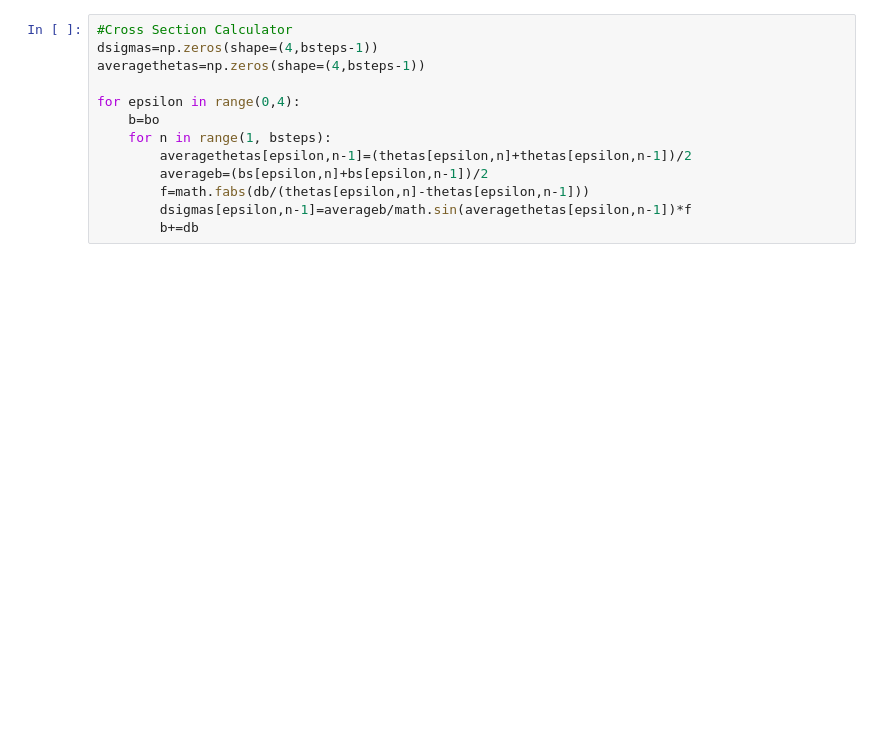
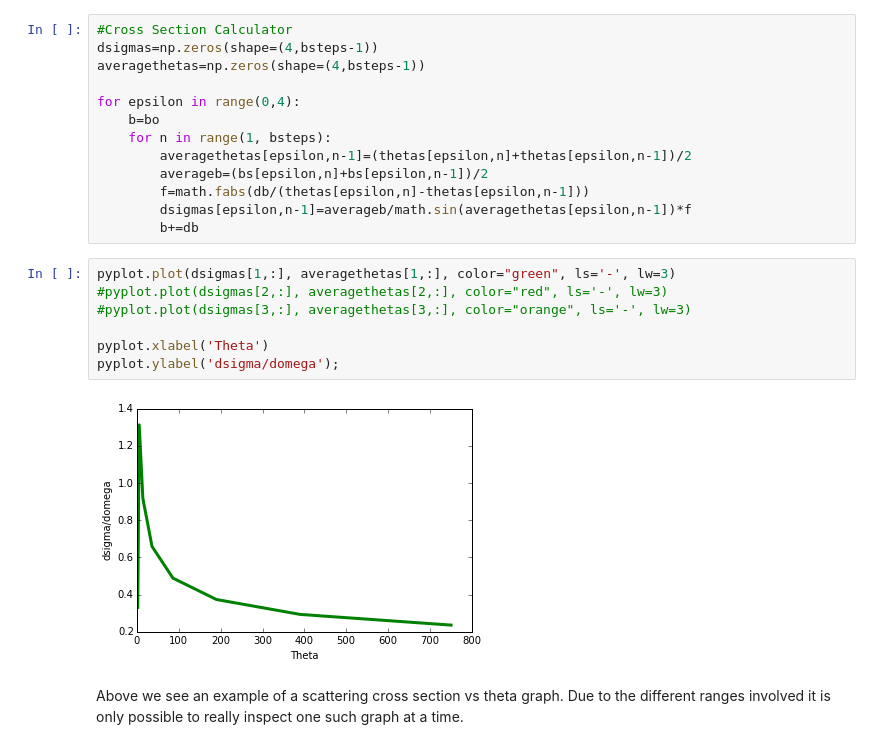
Before and after one commit to liamtimms/NotesAndExercises, a Jupyter notebook: HW_01_ChallengeFrom_02_03.ipynb, the cells around one changed output. Drawn from its saved outputs; the diff is of its cells as text; blank space fills up the shorter version.

```diff
--- a/HW_01_ChallengeFrom_02_03.ipynb
+++ b/HW_01_ChallengeFrom_02_03.ipynb
@@ -234,3 +226,14 @@ for epsilon in range(0,4):
         f=math.fabs(db/(thetas[epsilon,n]-thetas[epsilon,n-1]))
         dsigmas[epsilon,n-1]=averageb/math.sin(averagethetas[epsilon,n-1])*f
         b+=db
+# %%
+pyplot.plot(dsigmas[1,:], averagethetas[1,:], color="green", ls='-', lw=3)
+#pyplot.plot(dsigmas[2,:], averagethetas[2,:], color="red", ls='-', lw=3)
+#pyplot.plot(dsigmas[3,:], averagethetas[3,:], color="orange", ls='-', lw=3)
+
+pyplot.xlabel('Theta')
+pyplot.ylabel('dsigma/domega');
+# %% [output]
+[figure, added]
+# %% [markdown]
+Above we see an example of a scattering cross section vs theta graph. Due to the different ranges involved it is only possible to really inspect one such graph at a time.
```
Also changed, not shown: parts of 7 cells of this notebook, 1 other file.
